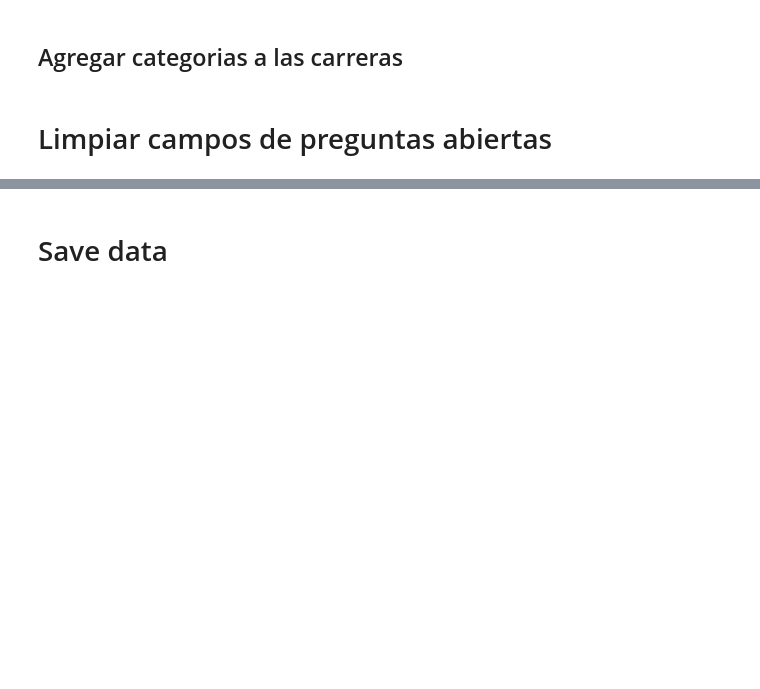
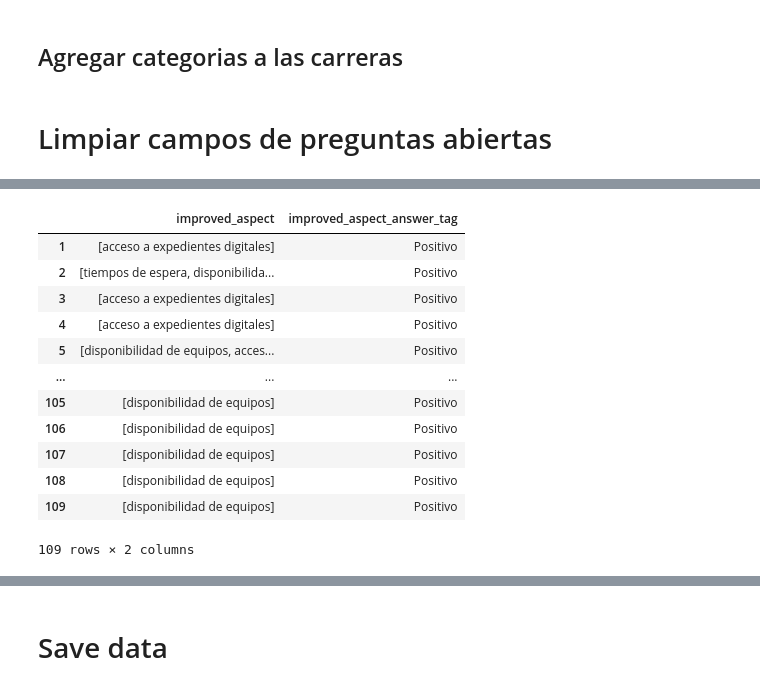
Before and after one commit to Mortadelo24/mejora-infrastructura-hospitalaria-managua-nicaragua, a Jupyter notebook: 01_Data_Preparation.ipynb, the cells around one changed output, grey strips where cells are left out. Cells and saved outputs as stored; diff of their text form; code cells hidden in the pictures; blank space fills up the shorter version.

```diff
--- a/01_Data_Preparation.ipynb
+++ b/01_Data_Preparation.ipynb
@@ -209,0 +232,21 @@ data[["infrastructure_changes", "infrastructure_changes_rejection_reason"]]
+# %%
+question = "¿Qué aspecto considera que ha mejorado más?"
+result_df = clean_unstructed_text(question, data['improved_aspect_raw'].to_list())
+result_df.columns = ['improved_aspect', 'improved_aspect_answer_tag']
+data[result_df.columns] = result_df.values
+
+data[["improved_aspect", "improved_aspect_answer_tag"]]
+# %% [output]
+|  | improved_aspect | improved_aspect_answer_tag |
+| 1 | [acceso a expedientes digitales] | Positivo |
+| 2 | [tiempos de espera, disponibilida... | Positivo |
+| 3 | [acceso a expedientes digitales] | Positivo |
+| 4 | [acceso a expedientes digitales] | Positivo |
+| 5 | [disponibilidad de equipos, acces... | Positivo |
+| ... | ... | ... |
+| 105 | [disponibilidad de equipos] | Positivo |
+| 106 | [disponibilidad de equipos] | Positivo |
+| 107 | [disponibilidad de equipos] | Positivo |
+| 108 | [disponibilidad de equipos] | Positivo |
+| 109 | [disponibilidad de equipos] | Positivo |
+109 rows × 2 columns
```
Also changed, not shown: parts of 8 cells of this notebook, 1 other file.
